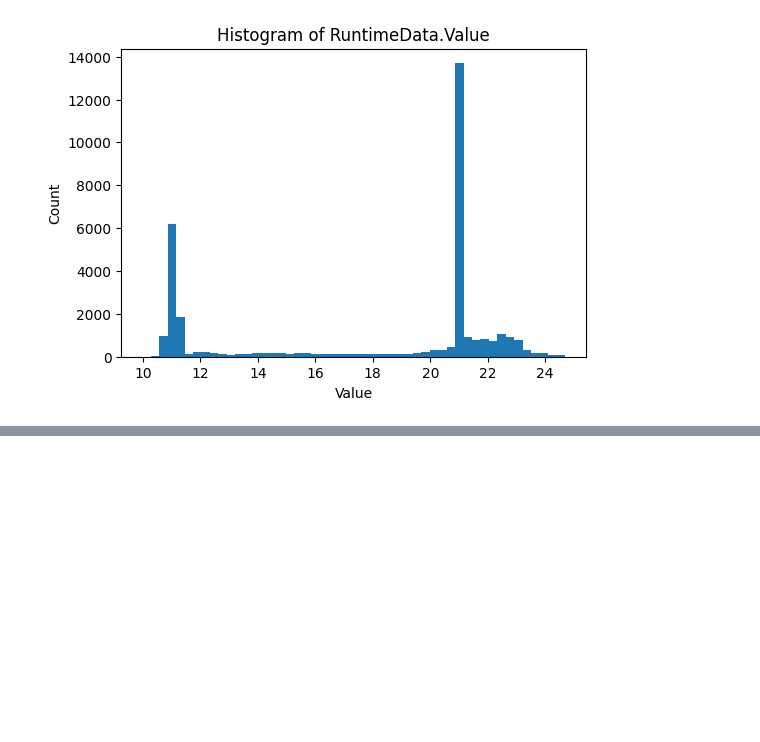
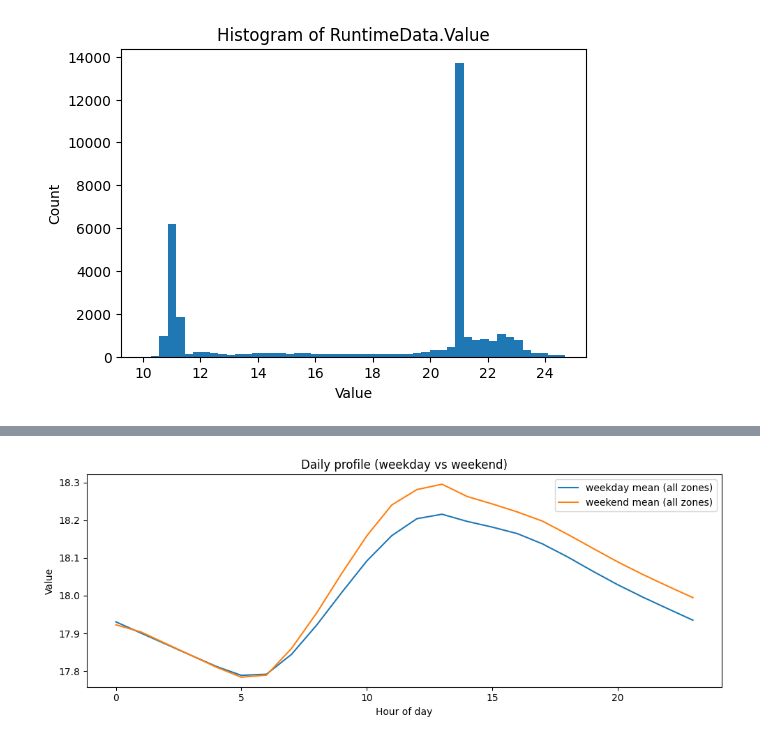
Before and after one commit to natalia342N/DigiTwins, a Jupyter notebook: Assignment4/analysis.ipynb, the cells around one changed output, grey strips where cells are left out. Saved outputs shown, nothing was run; the diff lists cells and outputs as text; code cells hidden in the pictures; blank space fills up the shorter version.

```diff
--- a/Assignment4/analysis.ipynb
+++ b/Assignment4/analysis.ipynb
@@ -87,0 +143,17 @@ for z in df["Zone"].unique():
+# %%
+hourly = wide.resample("1H").mean()
+
+wk = hourly[hourly.index.dayofweek < 5].groupby(hourly[hourly.index.dayofweek < 5].index.hour).mean()
+we = hourly[hourly.index.dayofweek >= 5].groupby(hourly[hourly.index.dayofweek >= 5].index.hour).mean()
+
+plt.figure(figsize=(10,4))
+plt.plot(wk.index, wk.mean(axis=1), label="weekday mean (all zones)")
+plt.plot(we.index, we.mean(axis=1), label="weekend mean (all zones)")
+plt.title("Daily profile (weekday vs weekend)")
+plt.xlabel("Hour of day")
+plt.ylabel("Value")
+plt.legend()
+plt.tight_layout()
+plt.show()
+# %% [output]
+[figure, added]
```
Also changed, not shown: parts of 50 cells of this notebook, 1 other file.
